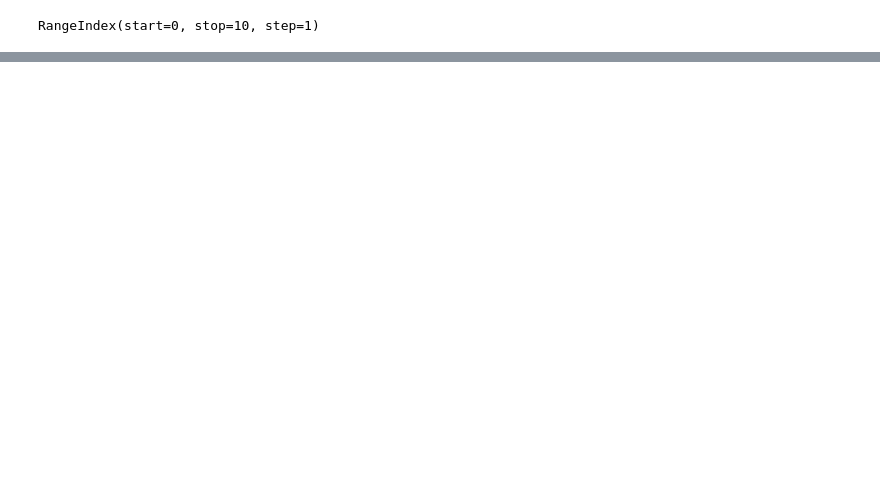
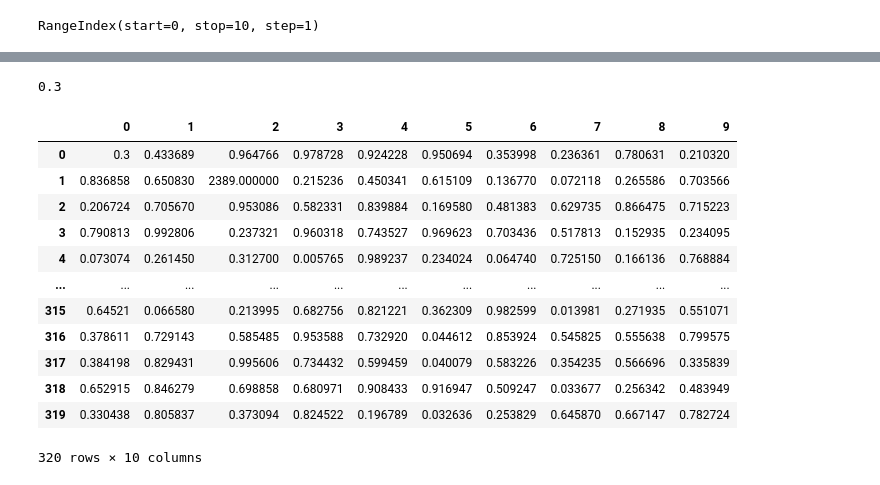
Before and after one commit to Swayam-Ghimire/pandas, a Jupyter notebook: Pandas.ipynb, the cells around one changed output, grey strips where cells are left out. Cells and saved outputs as stored; diff of their text form; code cells hidden in the pictures; blank space fills up the shorter version.

```diff
--- a/Pandas.ipynb
+++ b/Pandas.ipynb
@@ -491,0 +507,24 @@ newdf1.sort_index(axis=1, ascending=False)
+# %%
+newdf[0][0]
+# %% [output]
+0.3
+# %%
+ newdf2 = newdf.copy()
+# %%
+newdf2.loc[1,2] = 2389
+# %%
+newdf2
+# %% [output]
+|  | 0 | 1 | 2 | 3 | 4 | 5 | 6 | 7 | 8 | 9 |
+| 0 | 0.3 | 0.433689 | 0.964766 | 0.978728 | 0.924228 | 0.950694 | 0.353998 | 0.236361 | 0.780631 | 0.210320 |
+| 1 | 0.836858 | 0.650830 | 2389.000000 | 0.215236 | 0.450341 | 0.615109 | 0.136770 | 0.072118 | 0.265586 | 0.703566 |
+| 2 | 0.206724 | 0.705670 | 0.953086 | 0.582331 | 0.839884 | 0.169580 | 0.481383 | 0.629735 | 0.866475 | 0.715223 |
+| 3 | 0.790813 | 0.992806 | 0.237321 | 0.960318 | 0.743527 | 0.969623 | 0.703436 | 0.517813 | 0.152935 | 0.234095 |
+| 4 | 0.073074 | 0.261450 | 0.312700 | 0.005765 | 0.989237 | 0.234024 | 0.064740 | 0.725150 | 0.166136 | 0.768884 |
+| ... | ... | ... | ... | ... | ... | ... | ... | ... | ... | ... |
+| 315 | 0.64521 | 0.066580 | 0.213995 | 0.682756 | 0.821221 | 0.362309 | 0.982599 | 0.013981 | 0.271935 | 0.551071 |
+| 316 | 0.378611 | 0.729143 | 0.585485 | 0.953588 | 0.732920 | 0.044612 | 0.853924 | 0.545825 | 0.555638 | 0.799575 |
+| 317 | 0.384198 | 0.829431 | 0.995606 | 0.734432 | 0.599459 | 0.040079 | 0.583226 | 0.354235 | 0.566696 | 0.335839 |
+| 318 | 0.652915 | 0.846279 | 0.698858 | 0.680971 | 0.908433 | 0.916947 | 0.509247 | 0.033677 | 0.256342 | 0.483949 |
+| 319 | 0.330438 | 0.805837 | 0.373094 | 0.824522 | 0.196789 | 0.032636 | 0.253829 | 0.645870 | 0.667147 | 0.782724 |
+320 rows × 10 columns
```
Also changed, not shown: parts of 33 cells of this notebook, 1 other file.
